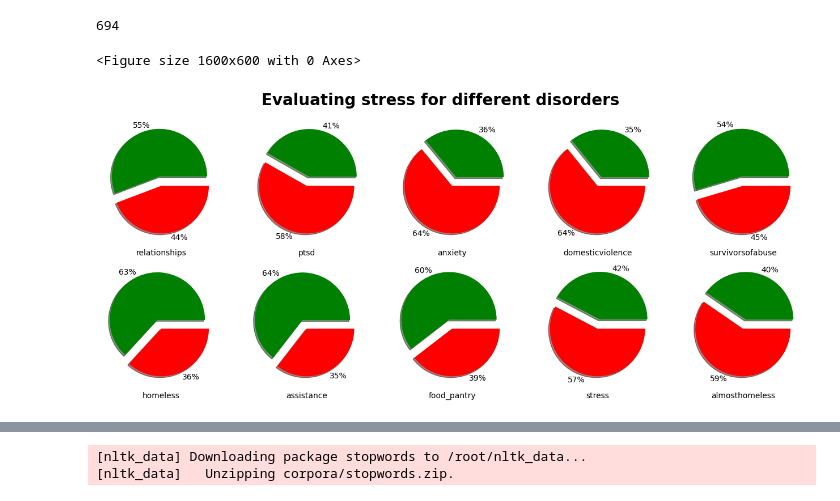
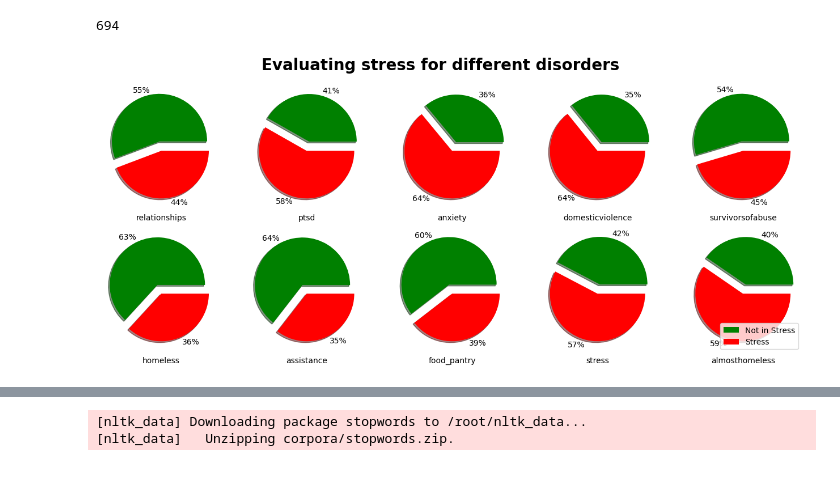
Before and after one commit to atharvadesai1/IPD-Project, a Jupyter notebook: stress_detection_redit.ipynb, the cells around one changed output, grey strips where cells are left out. Cells and saved outputs as stored; diff of their text form; code cells hidden in the pictures.

```diff
--- a/stress_detection_redit.ipynb
+++ b/stress_detection_redit.ipynb
@@ -115,10 +115,9 @@ mylabels = ["Not in Stress","Stress"]
 myexplode = [0.2,0]
 colors = ['green','red']
 
-plt.figure(figsize=(16, 6))
+# plt.figure(figsize=(16, 6))
 fig, axs = plt.subplots(2, 5, figsize=(16, 6))
 fig.suptitle("Evaluating stress for different disorders",fontsize=20,fontweight='bold')
-
 
 # plt.pie(sip,labels = mylabels, explode = myexplode, colors=colors, shadow =True)
 # plt.show()
@@ -177,32 +176,32 @@ lab = [str(int((len(ns_assistance)/len(assistance))*100))+'%' , str(int((len(s_a
 plt.subplot(2,5,7)
 plt.xlabel("assistance")
 plt.pie(percent_assistance,labels = lab, explode = myexplode, colors=colors, shadow =True)
 
 s_food_pantry = df[(df['subreddit']=='food_pantry') & (df['label']==1)]
 ns_food_pantry = df[(df['subreddit']=='food_pantry') & (df['label']==0)]
 percent_food_pantry = [(len(ns_food_pantry)/len(food_pantry))*100,(len(s_food_pantry)/len(food_pantry))*100]
 lab = [str(int((len(ns_food_pantry)/len(food_pantry))*100))+'%' , str(int((len(s_food_pantry)/len(food_pantry))*100))+'%']
 plt.subplot(2,5,8)
 plt.xlabel("food_pantry")
 plt.pie(percent_food_pantry,labels = lab, explode = myexplode, colors=colors, shadow =True)
 
 s_stress = df[(df['subreddit']=='stress') & (df['label']==1)]
 ns_stress = df[(df['subreddit']=='stress') & (df['label']==0)]
 percent_stress = [(len(ns_stress)/len(stress))*100,(len(s_stress)/len(stress))*100]
 lab = [str(int((len(ns_stress)/len(stress))*100))+'%' , str(int((len(s_stress)/len(stress))*100))+'%']
 plt.subplot(2,5,9)
 plt.xlabel("stress")
 plt.pie(percent_stress,labels = lab, explode = myexplode, colors=colors, shadow =True)
 
 s_almosthomeless = df[(df['subreddit']=='almosthomeless') & (df['label']==1)]
 ns_almosthomeless = df[(df['subreddit']=='almosthomeless') & (df['label']==0)]
 percent_almosthomeless = [(len(ns_almosthomeless)/len(almosthomeless))*100,(len(s_almosthomeless)/len(almosthomeless))*100]
 lab = [str(int((len(ns_almosthomeless)/len(almosthomeless))*100))+'%' , str(int((len(s_almosthomeless)/len(almosthomeless))*100))+'%']
 plt.subplot(2,5,10)
 plt.xlabel("almosthomeless")
 plt.pie(percent_almosthomeless,labels = lab, explode = myexplode, colors=colors, shadow =True)
 
+plt.legend(mylabels, loc='lower right')
 plt.show()
 # %% [output]
-<Figure size 1600x600 with 0 Axes>
-[figure, old version]
+[figure, new version]
```
Also changed, not shown: parts of 1 cell of this notebook.
